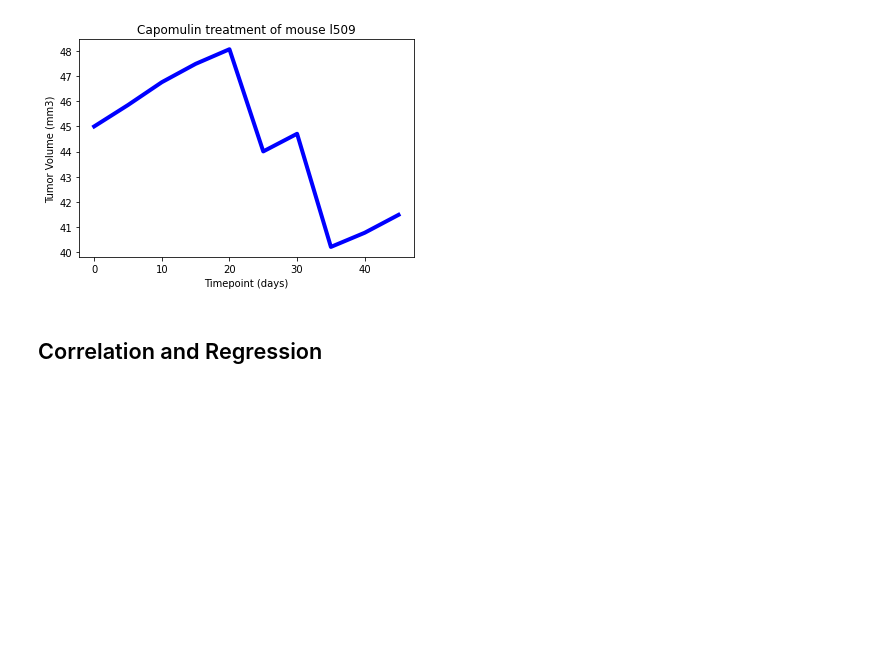
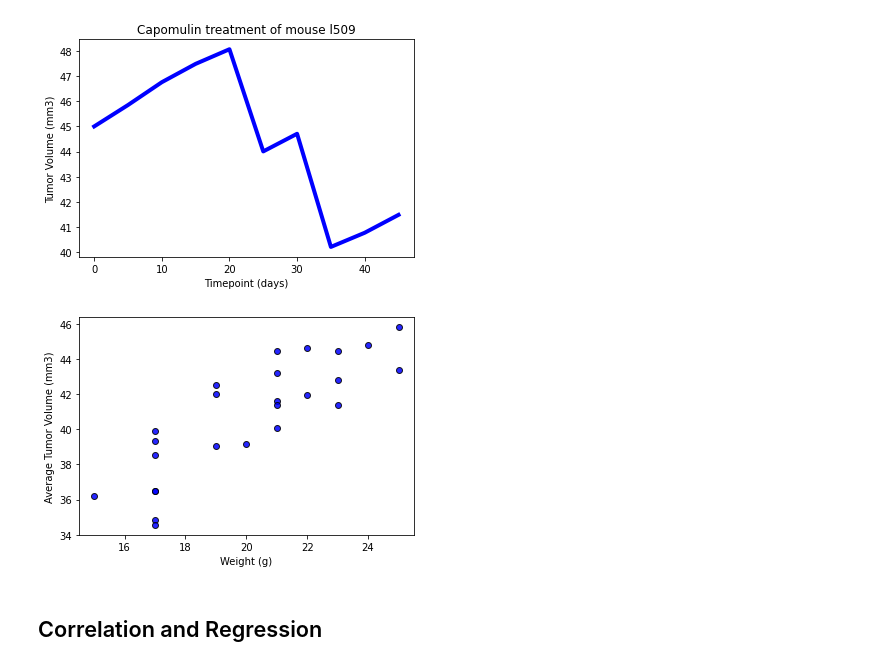
Before and after one commit to thompsle154/Matplotlib---The-Power-of-Plots, a Jupyter notebook: pymaceuticals_Leanne.ipynb, the cells around one changed output. Saved outputs shown, nothing was run; the diff lists cells and outputs as text; code cells hidden in the pictures; blank space fills up the shorter version.

```diff
--- a/pymaceuticals_Leanne.ipynb
+++ b/pymaceuticals_Leanne.ipynb
@@ -350,3 +355,14 @@ plt.show()
+# %%
+# Generate a scatter plot of average tumor volume vs. mouse weight for the Capomulin regimen
+drug_cap_df = combined_data_df.loc[combined_data_df["Drug Regimen"] == "Capomulin"]
+
+cap_avg = drug_cap_df.groupby(["Mouse ID"]).mean()
+plt.scatter(cap_avg['Weight (g)'],cap_avg['Tumor Volume (mm3)'], facecolors = "blue", edgecolors = "black", alpha = 0.85)
+plt.xlabel("Weight (g)")
+plt.ylabel("Average Tumor Volume (mm3)")
+plt.show()
+# %% [output]
+[figure, added]
 # %% [markdown]
 ## Correlation and Regression
 # %%
```
Also changed, not shown: parts of 4 cells of this notebook.
